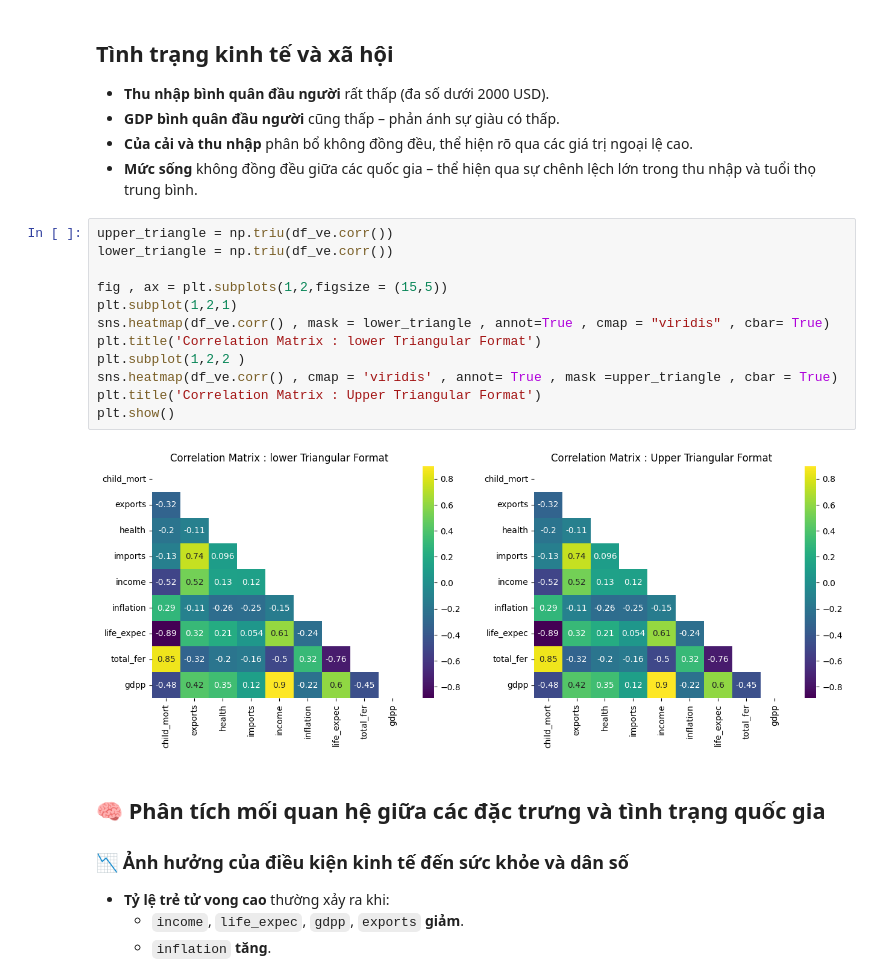
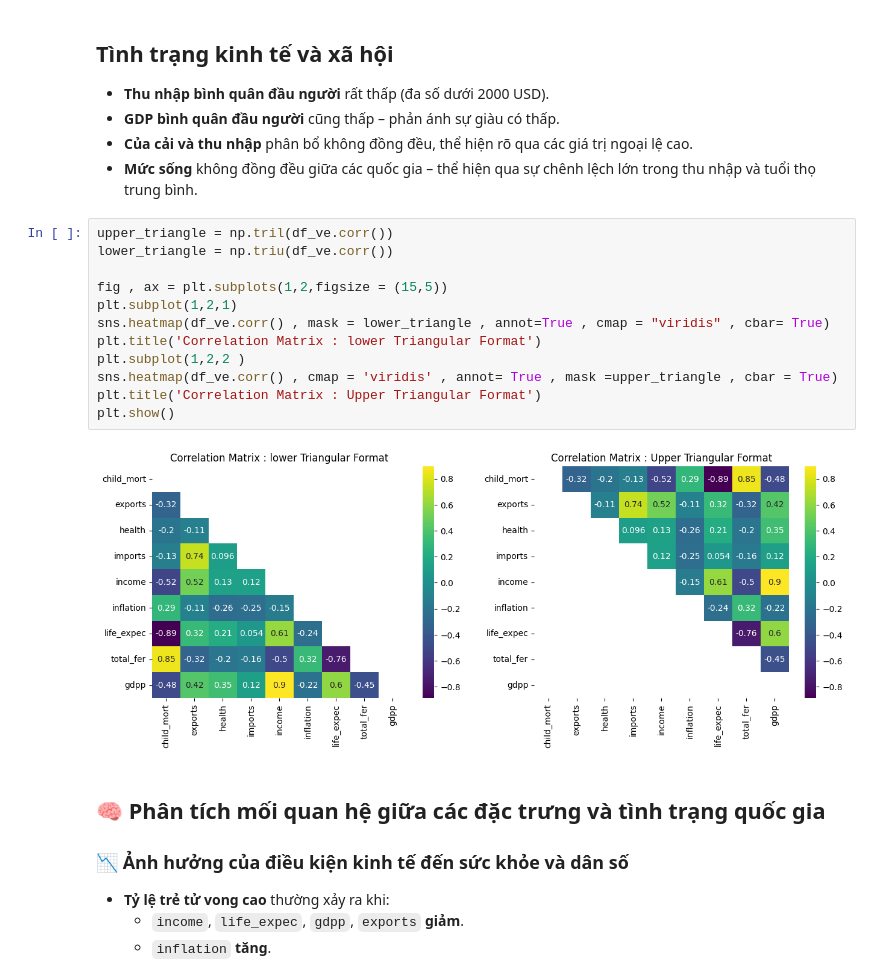
Before and after one commit to tuananhhhbuiiduyudu/Country_Clustering_Project_CNS, a Jupyter notebook: notebooks/EDA&Model.ipynb, the cells around one changed output. Drawn from its saved outputs; the diff is of its cells as text.

```diff
--- a/notebooks/EDA&Model.ipynb
+++ b/notebooks/EDA&Model.ipynb
@@ -153,19 +153,19 @@ plt.tight_layout()
 - **Của cải và thu nhập** phân bổ không đồng đều, thể hiện rõ qua các giá trị ngoại lệ cao.
 - **Mức sống** không đồng đều giữa các quốc gia – thể hiện qua sự chênh lệch lớn trong thu nhập và tuổi thọ trung bình.
 # %%
-upper_triangle = np.triu(df_ve.corr())
+upper_triangle = np.tril(df_ve.corr())
 lower_triangle = np.triu(df_ve.corr())
 
 fig , ax = plt.subplots(1,2,figsize = (15,5))
 plt.subplot(1,2,1)
 sns.heatmap(df_ve.corr() , mask = lower_triangle , annot=True , cmap = "viridis" , cbar= True)
 plt.title('Correlation Matrix : lower Triangular Format')
 plt.subplot(1,2,2 )
 sns.heatmap(df_ve.corr() , cmap = 'viridis' , annot= True , mask =upper_triangle , cbar = True)
 plt.title('Correlation Matrix : Upper Triangular Format')
 plt.show()
 # %% [output]
-[figure, old version]
+[figure, new version]
 # %% [markdown]
 ## 🧠 Phân tích mối quan hệ giữa các đặc trưng và tình trạng quốc gia
 
```
Also changed, not shown: parts of 26 cells of this notebook, 2 other files.
